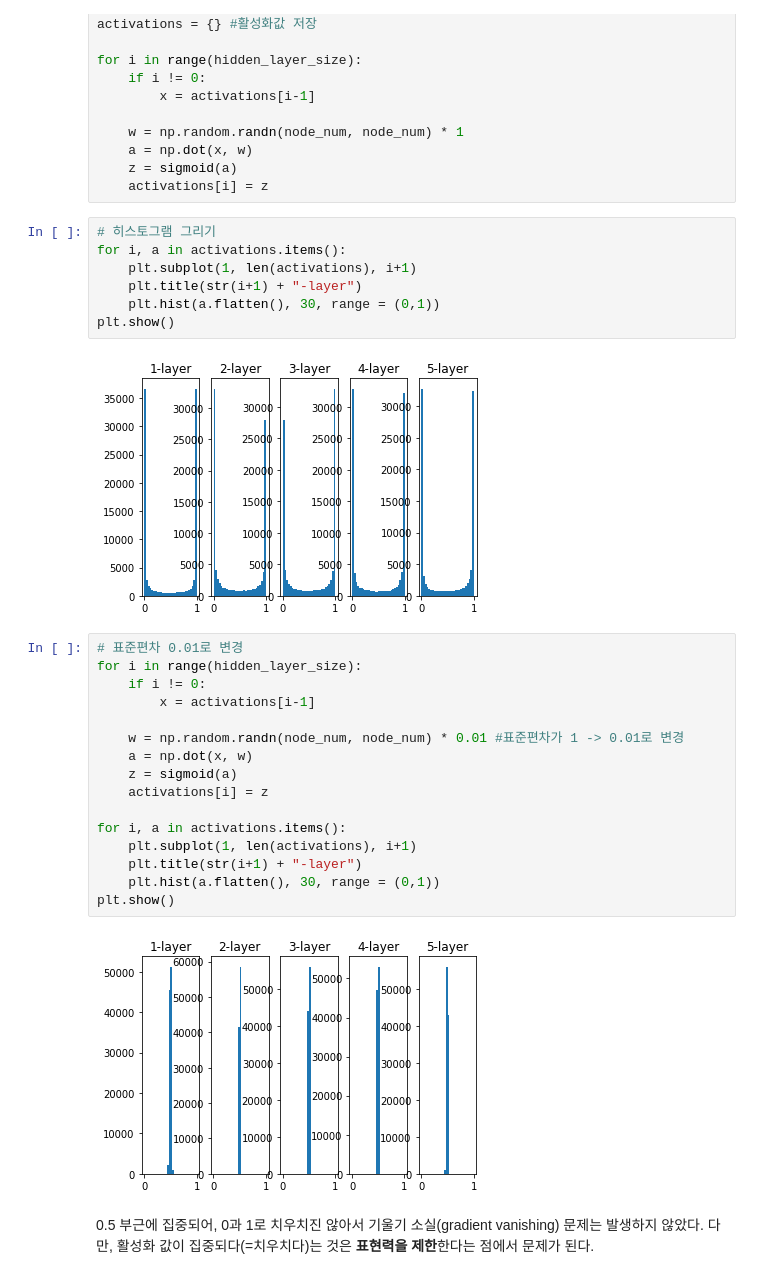
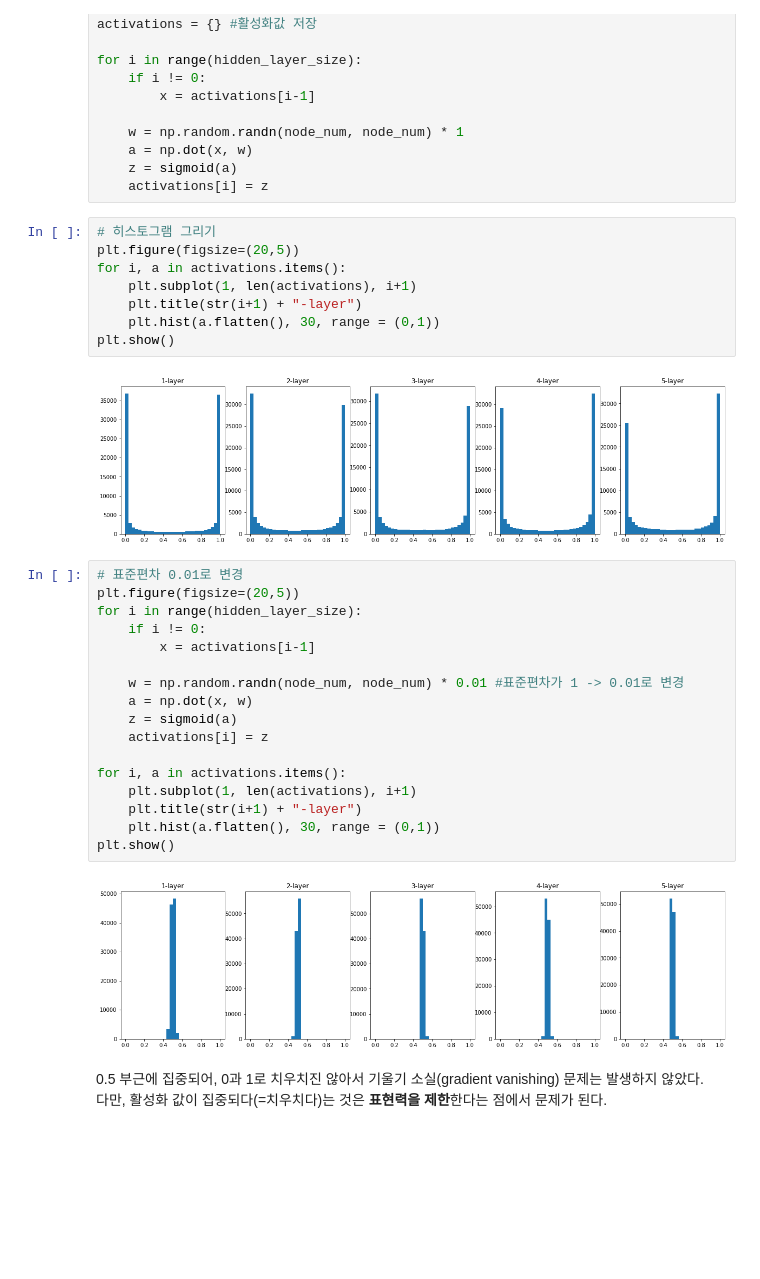
Before and after one commit to kkole3897/Deep_Learning_From_Scratch1, a Jupyter notebook: 강호현/Chapter6.ipynb, the cells around one changed output. Drawn from its saved outputs; the diff is of its cells as text; blank space fills up the shorter version.

```diff
--- a/강호현/Chapter6.ipynb
+++ b/강호현/Chapter6.ipynb
@@ -325,15 +215,17 @@ for i in range(hidden_layer_size):
     activations[i] = z
 # %%
 # 히스토그램 그리기
+plt.figure(figsize=(20,5))
 for i, a in activations.items():
     plt.subplot(1, len(activations), i+1)
     plt.title(str(i+1) + "-layer")
     plt.hist(a.flatten(), 30, range = (0,1))
 plt.show()
 # %% [output]
-[figure, old version]
+[figure, new version]
 # %%
 # 표준편차 0.01로 변경
+plt.figure(figsize=(20,5))
 for i in range(hidden_layer_size):
     if i != 0:
         x = activations[i-1]
@@ -349,7 +241,7 @@ for i, a in activations.items():
     plt.hist(a.flatten(), 30, range = (0,1))
 plt.show()
 # %% [output]
-[figure, old version]
+[figure, new version]
 # %% [markdown]
 0.5 부근에 집중되어, 0과 1로 치우치진 않아서 기울기 소실(gradient vanishing) 문제는 발생하지 않았다.
 다만, 활성화 값이 집중되다(=치우치다)는 것은 **표현력을 제한**한다는 점에서 문제가 된다.
```
Also changed, not shown: parts of 12 cells of this notebook, 1 other file.
